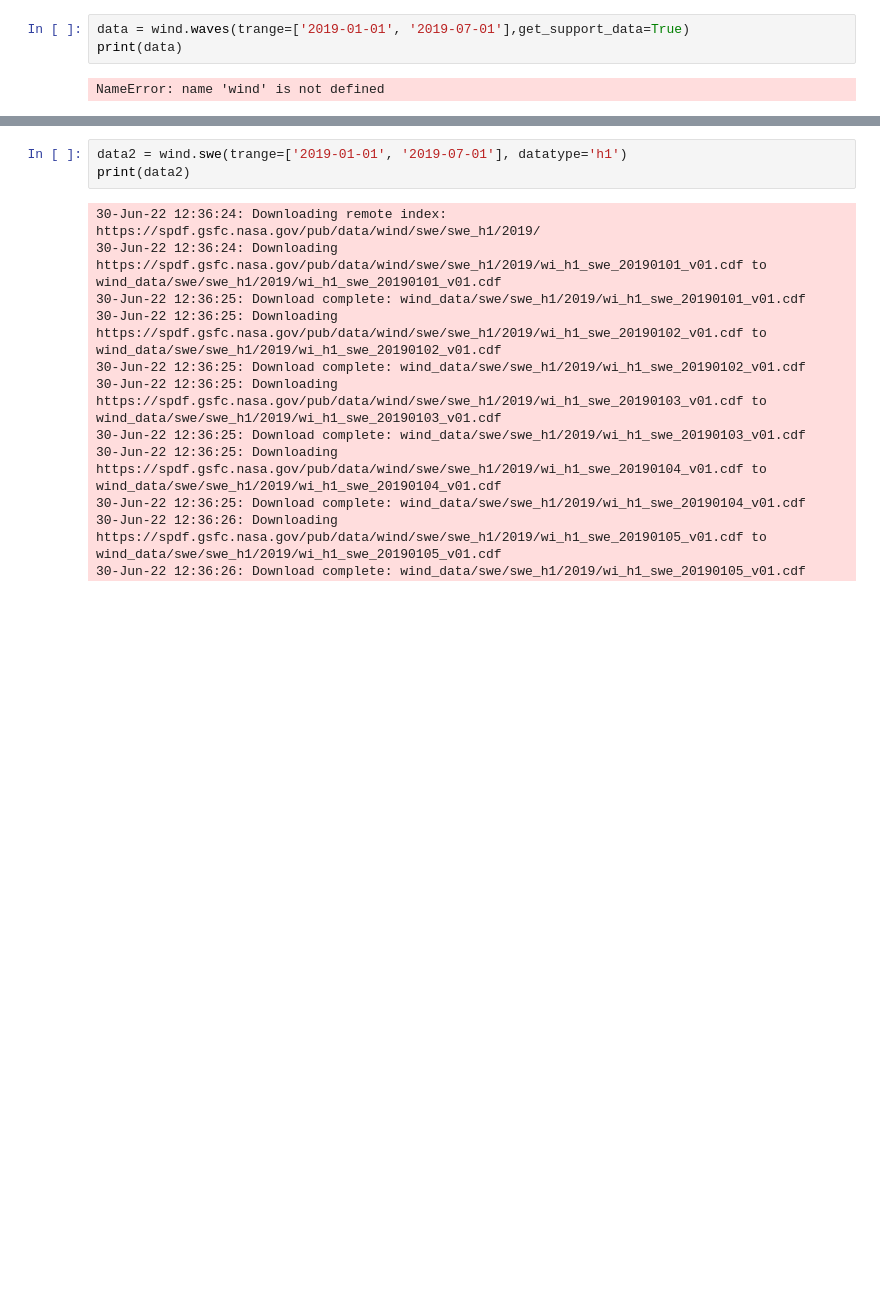
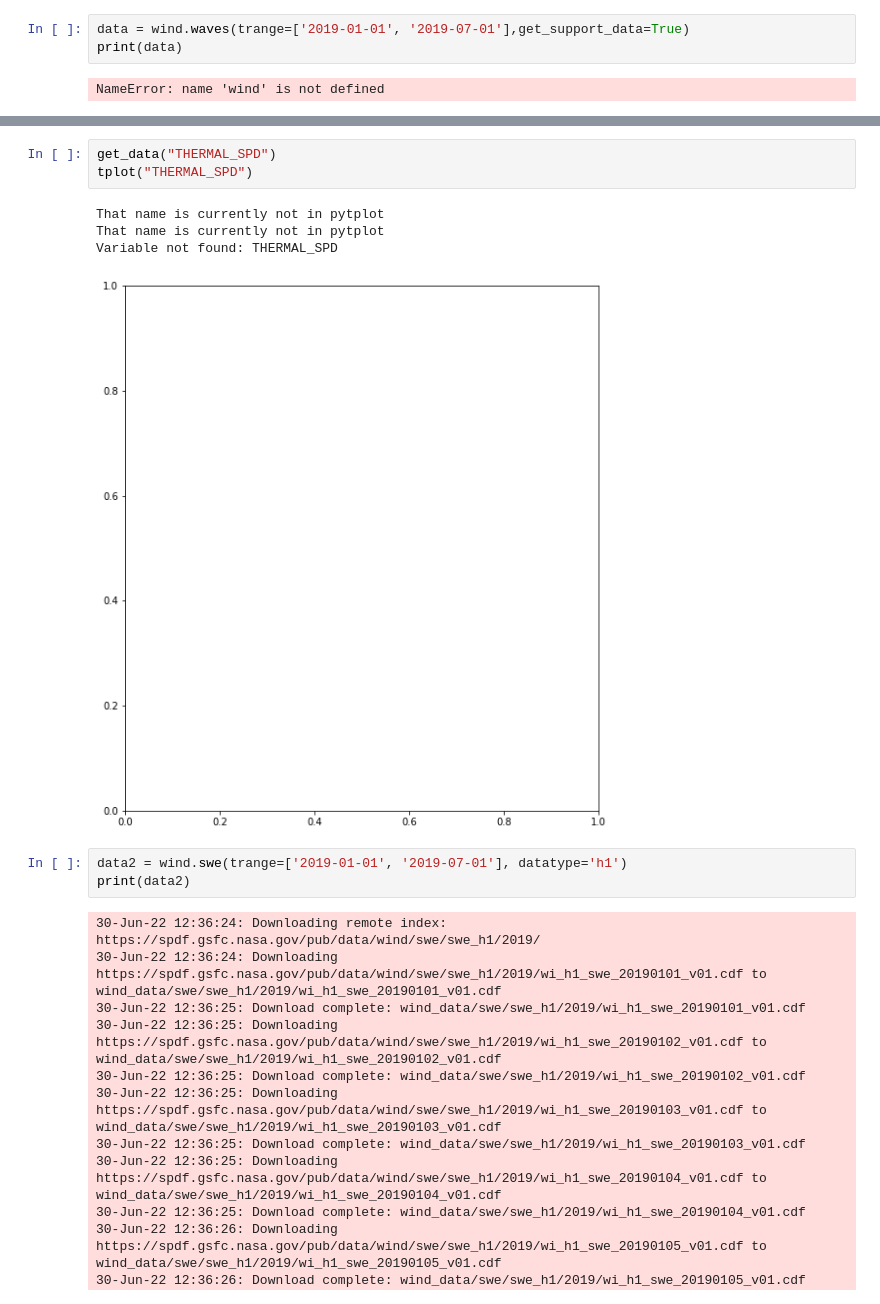
Before and after one commit to AyushmaanAggarwal/qtn-proj-ayu, a Jupyter notebook: importing_data.ipynb, the cells around one changed output, grey strips where cells are left out. Drawn from its saved outputs; the diff is of its cells as text; blank space fills up the shorter version.

```diff
--- a/importing_data.ipynb
+++ b/importing_data.ipynb
@@ -79,3 +78,11 @@ print(data2)
+# %%
+get_data("THERMAL_SPD")
+tplot("THERMAL_SPD")
+# %% [output]
+That name is currently not in pytplot
+That name is currently not in pytplot
+Variable not found: THERMAL_SPD
+[figure, added]
 # %%
 data2 = wind.swe(trange=['2019-01-01', '2019-07-01'], datatype='h1')
 print(data2)
```
Also changed, not shown: parts of 2 cells of this notebook, 8 other files.
